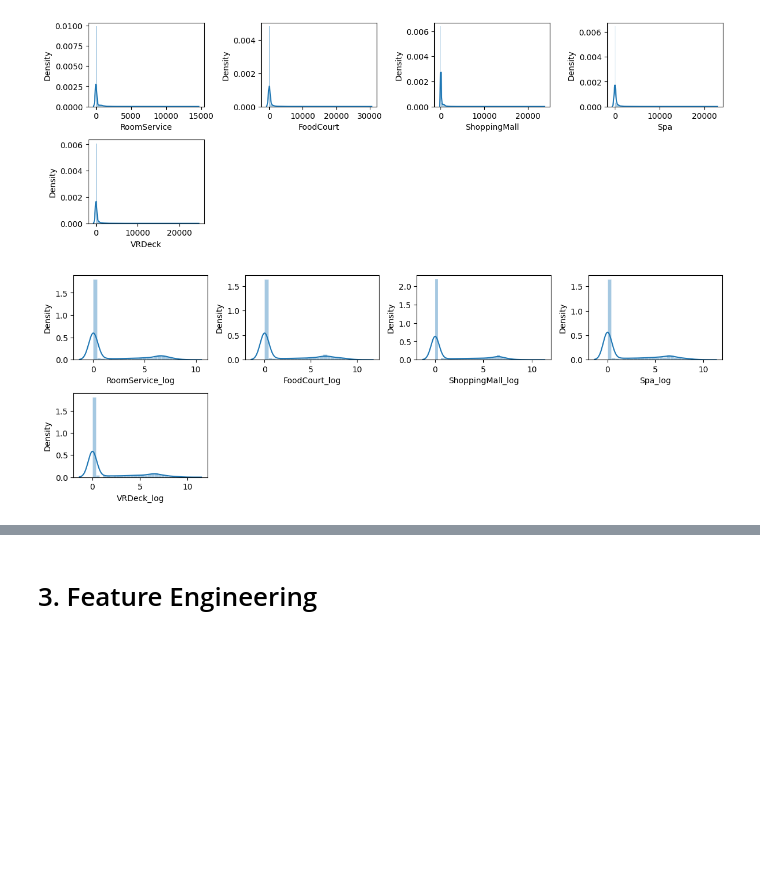
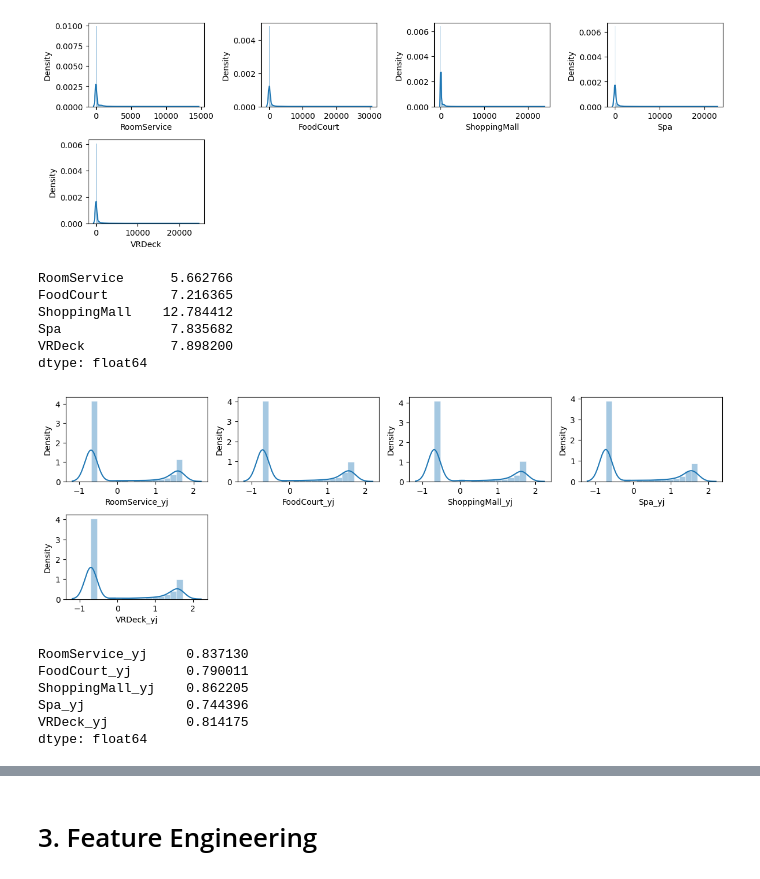
Before and after one commit to myang987/kaggle-comp-spaceship-titanic, a Jupyter notebook: working.ipynb, the cells around one changed output, grey strips where cells are left out. Cells and saved outputs as stored; diff of their text form; code cells hidden in the pictures; blank space fills up the shorter version.

```diff
--- a/working.ipynb
+++ b/working.ipynb
@@ -404,28 +404,62 @@ for i, col in enumerate(features_to_transform):
 plt.tight_layout(pad=1.0)
 # %% [output]
 [figure]
+# %%
+train_clean[features_to_transform].skew()
+# %% [output]
+RoomService      5.662766
+FoodCourt        7.216365
+ShoppingMall    12.784412
+Spa              7.835682
+VRDeck           7.898200
+dtype: float64
 # %%
-for feature in features_to_transform:
-    train_clean[f'{feature}_log'] = np.log1p(train_clean[feature])
-    test[f'{feature}_log'] = np.log1p(test[feature])
+from sklearn.preprocessing import PowerTransformer, StandardScaler
+
+# Initialize transformer
+pt = PowerTransformer(method='yeo-johnson')
+
+scaler = StandardScaler()
+
+# Fit on train and transform both train/test
+train_transformed = pt.fit_transform(train_clean[features_to_transform])
+train_transformed = scaler.fit_transform(train_transformed)
+train_transformed = scaler.transform(train_transformed)
+
+test_transformed = pt.fit_transform(test[features_to_transform])
+test_transformed = scaler.fit_transform(test_transformed)
+test_transformed = scaler.transform(test_transformed)
+
+# Create new columns with suffix
+train_clean[[f'{col}_yj' for col in features_to_transform]] = train_transformed
+test[[f'{col}_yj' for col in features_to_transform]] = test_transformed
 # %%
-tmp = ['RoomService_log', 'FoodCourt_log', 'ShoppingMall_log', 'Spa_log', 'VRDeck_log']
+transformed_features = ['RoomService_yj', 'FoodCourt_yj', 'ShoppingMall_yj', 'Spa_yj', 'VRDeck_yj']
 
 fig = plt.figure(figsize=(12, 18))
 
-for i, col in enumerate(tmp):
+for i, col in enumerate(transformed_features):
     if col in train_clean.columns:
         fig.add_subplot(9, 4, i + 1)
         sns.histplot(
             train_clean[col].dropna(), kde=True,
             stat="density", kde_kws=dict(cut=3),
             alpha=.4, edgecolor=(1, 1, 1, .4)
         )
         plt.xlabel(col)
 
 plt.tight_layout(pad=1.0)
 # %% [output]
-[figure, old version]
+[figure, new version]
+# %%
+train_clean[transformed_features].skew()
+# %% [output]
+RoomService_yj     0.837130
+FoodCourt_yj       0.790011
+ShoppingMall_yj    0.862205
+Spa_yj             0.744396
+VRDeck_yj          0.814175
+dtype: float64
 # %%
 train_clean.info()
 # %% [output]
```
Also changed, not shown: parts of 5 cells of this notebook, 1 other file.
